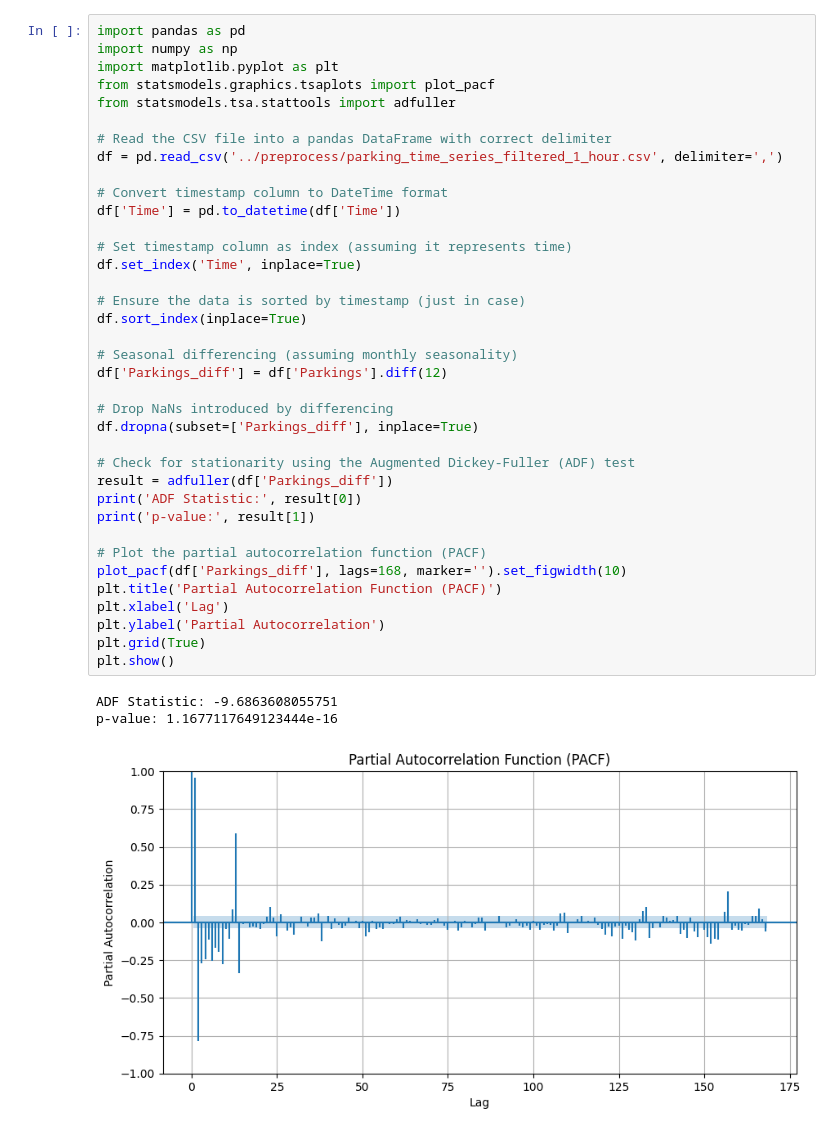
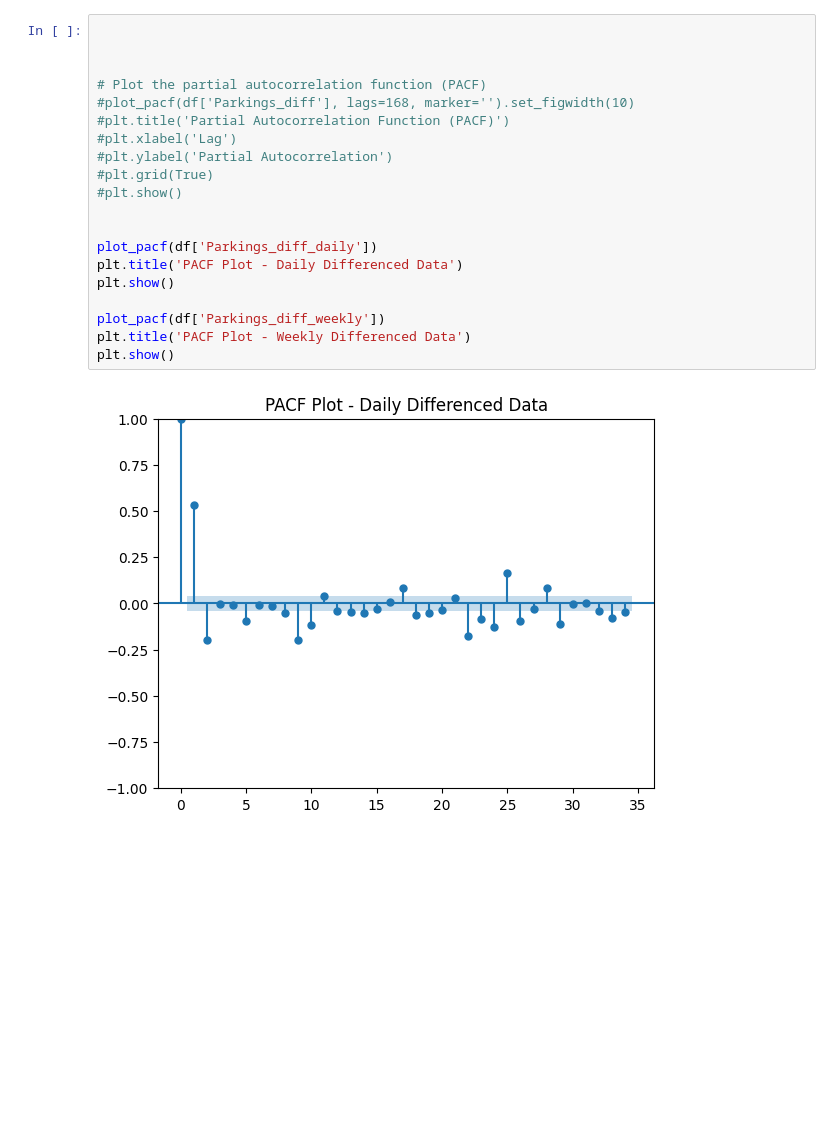
Before and after one commit to vsjostro/parking-prediction, a Jupyter notebook: data-analysis/autocorrelation.ipynb, the cells around one changed output. Cells and saved outputs as stored; diff of their text form; blank space fills up the shorter version.

```diff
--- a/data-analysis/autocorrelation.ipynb
+++ b/data-analysis/autocorrelation.ipynb
@@ -43,41 +61,22 @@ plt.show()
-# %%
-import pandas as pd
-import numpy as np
-import matplotlib.pyplot as plt
-from statsmodels.graphics.tsaplots import plot_pacf
-from statsmodels.tsa.stattools import adfuller
-
-# Read the CSV file into a pandas DataFrame with correct delimiter
-df = pd.read_csv('../preprocess/parking_time_series_filtered_1_hour.csv', delimiter=',')
-
-# Convert timestamp column to DateTime format
-df['Time'] = pd.to_datetime(df['Time'])
-
-# Set timestamp column as index (assuming it represents time)
-df.set_index('Time', inplace=True)
-
-# Ensure the data is sorted by timestamp (just in case)
-df.sort_index(inplace=True)
-
-# Seasonal differencing (assuming monthly seasonality)
-df['Parkings_diff'] = df['Parkings'].diff(12)
-
-# Drop NaNs introduced by differencing
-df.dropna(subset=['Parkings_diff'], inplace=True)
-
-# Check for stationarity using the Augmented Dickey-Fuller (ADF) test
-result = adfuller(df['Parkings_diff'])
-print('ADF Statistic:', result[0])
-print('p-value:', result[1])
-
-# Plot the partial autocorrelation function (PACF)
-plot_pacf(df['Parkings_diff'], lags=168, marker='').set_figwidth(10)
-plt.title('Partial Autocorrelation Function (PACF)')
-plt.xlabel('Lag')
-plt.ylabel('Partial Autocorrelation')
-plt.grid(True)
-plt.show()
-# %% [output]
-ADF Statistic: -9.6863608055751
-p-value: 1.1677117649123444e-16
-[figure, removed]
+# %%
+
+
+
+# Plot the partial autocorrelation function (PACF)
+#plot_pacf(df['Parkings_diff'], lags=168, marker='').set_figwidth(10)
+#plt.title('Partial Autocorrelation Function (PACF)')
+#plt.xlabel('Lag')
+#plt.ylabel('Partial Autocorrelation')
+#plt.grid(True)
+#plt.show()
+
+
+plot_pacf(df['Parkings_diff_daily'])
+plt.title('PACF Plot - Daily Differenced Data')
+plt.show()
+
+plot_pacf(df['Parkings_diff_weekly'])
+plt.title('PACF Plot - Weekly Differenced Data')
+plt.show()
+# %% [output]
+[figure, added]
```
Also changed, not shown: parts of 5 cells of this notebook, 13 other files.
